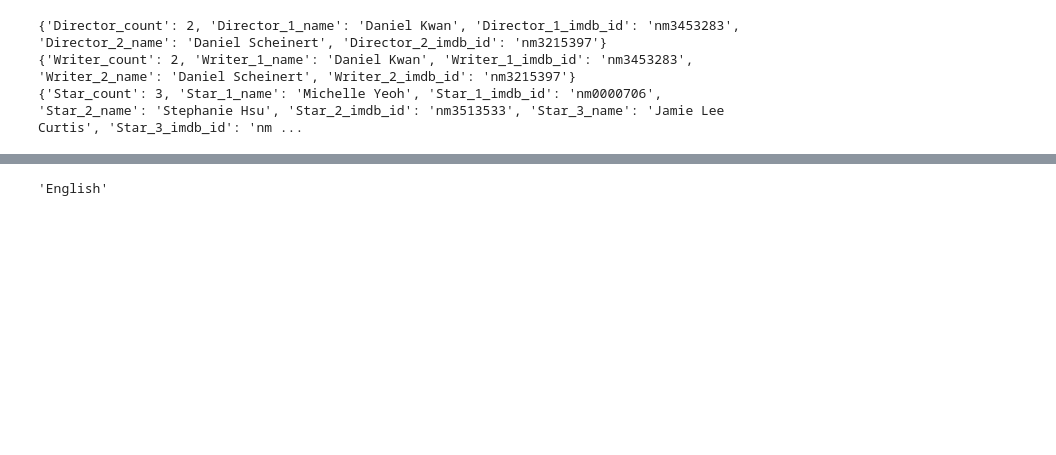
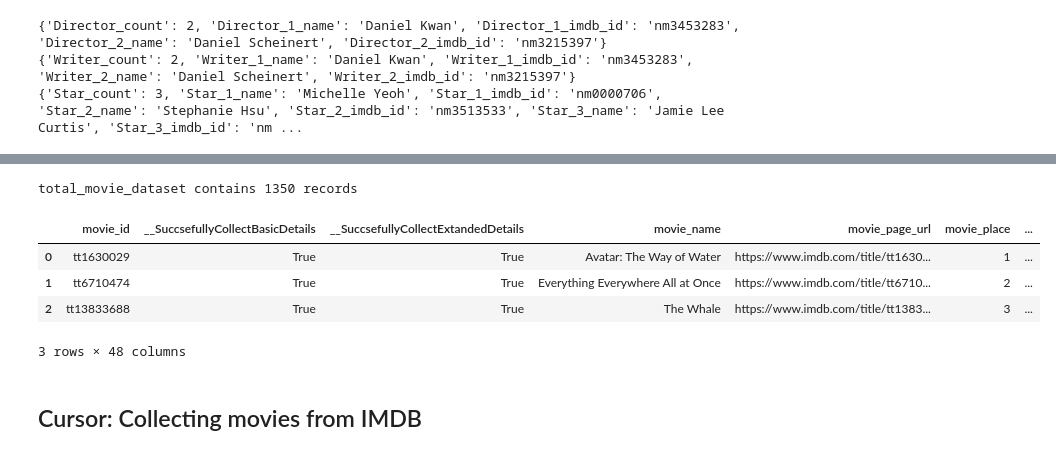
Before and after one commit to OmerRosen/Imdb-Prediction-Model, a Jupyter notebook: IMDB_2022_Hit_or_Flop.ipynb, the cells around one changed output, grey strips where cells are left out. Drawn from its saved outputs; the diff is of its cells as text; code cells hidden in the pictures; blank space fills up the shorter version.

```diff
--- a/IMDB_2022_Hit_or_Flop.ipynb
+++ b/IMDB_2022_Hit_or_Flop.ipynb
@@ -665,6 +477,21 @@ movie_dataset
-# %%
-languages = movie_main_page_soup.find('span',string="Language") if movie_main_page_soup.find('span',string="Languages") is None else movie_main_page_soup.find('span',string="Languages")
-languages = [] if not languages else languages.find_next_sibling().find_all('a')
-",".join([language.text for language in languages])
-# %% [output]
-'English'
+# %%
+movie_dataset_path = "/content/drive/My Drive/Harvard HW/Course 4 - Final Project/total_movie_dataset.csv"
+if os.path.exists(movie_dataset_path):
+  movie_df = pd.read_csv(movie_dataset_path)
+  total_movie_dataset = movie_df.set_index('movie_id').T.to_dict()
+
+else:
+  total_movie_dataset = {}
+  movie_df = pd.DataFrame(total_movie_dataset)
+
+print(f"total_movie_dataset contains {len(total_movie_dataset)} records")
+movie_df.head(3)
+# %% [output]
+total_movie_dataset contains 1350 records
+|  | movie_id | __SuccsefullyCollectBasicDetails | __SuccsefullyCollectExtandedDetails | movie_name | movie_page_url | movie_place | ... |
+| 0 | tt1630029 | True | True | Avatar: The Way of Water | https://www.imdb.com/title/tt1630... | 1 | ... |
+| 1 | tt6710474 | True | True | Everything Everywhere All at Once | https://www.imdb.com/title/tt6710... | 2 | ... |
+| 2 | tt13833688 | True | True | The Whale | https://www.imdb.com/title/tt1383... | 3 | ... |
+3 rows × 48 columns
+# %% [markdown]
+## Cursor: Collecting movies from IMDB
```
Also changed, not shown: parts of 32 cells of this notebook.
